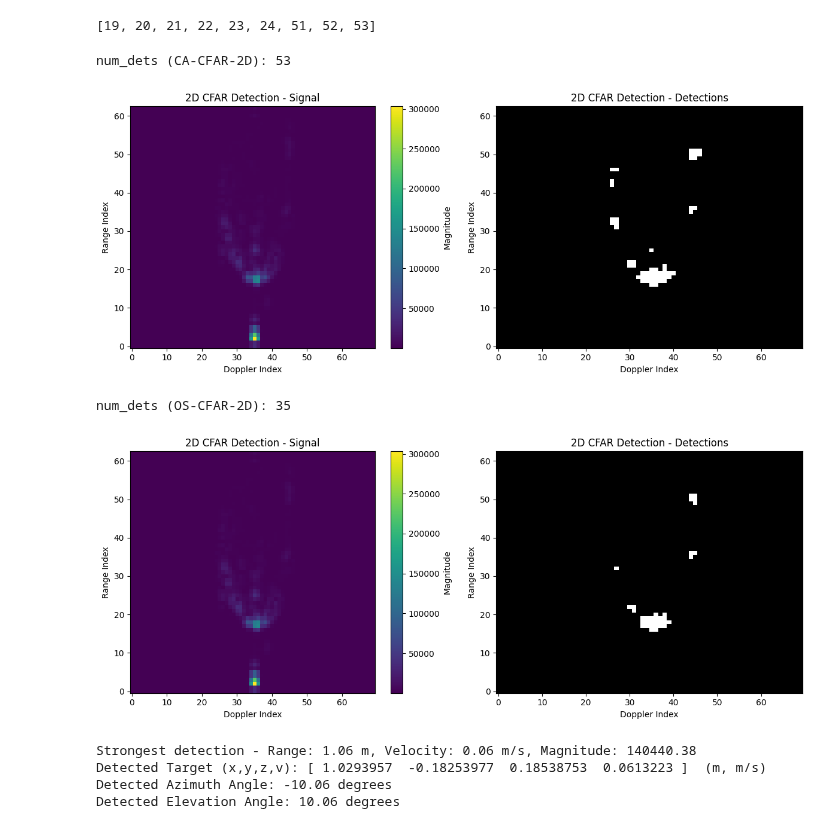
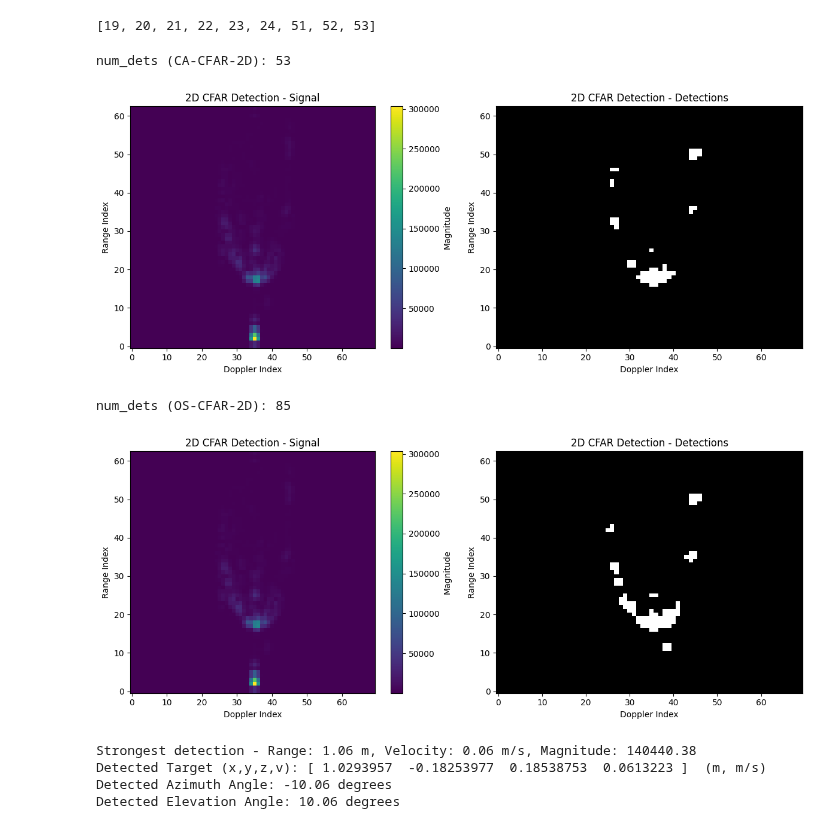
Before and after one commit to davidmhunt/mmwave_radar_processing, a Jupyter notebook: notebooks/view_radar_data_testing_detectors.ipynb, the cells around one changed output. Drawn from its saved outputs; the diff is of its cells as text; code cells hidden in the pictures.

```diff
--- a/notebooks/view_radar_data_testing_detectors.ipynb
+++ b/notebooks/view_radar_data_testing_detectors.ipynb
@@ -256,36 +256,36 @@ num_guard = (4,4)
 ca_cfar_2d = CaCFAR2D(
     num_train=num_train,
     num_guard=num_guard,
     pfa=1e-2
 )
 
-rho = 0.8
+rho = 0.7
 N_train_window = (2 * (num_train[0] + num_guard[0])) * (2 * (num_train[1] + num_guard[1]))
 N_guard_window = (2 * num_guard[0]) * (2 * num_guard[1])
 N_train_cells = N_train_window - N_guard_window - 1
 k_rank = int(rho * N_train_cells)
 
 os_cfar_2d = OsCFAR2D(
     num_train=num_train,
     num_guard=num_guard,
     rho=rho,
     alpha=5
 )
 
 dets = ca_cfar_2d.detect(rng_dop_resp)
 print(f"num_dets (CA-CFAR-2D): {len(dets)}")
 ca_cfar_2d.plot_detections(
     X=rng_dop_resp)
 
 dets = os_cfar_2d.detect(rng_dop_resp)
 print(f"num_dets (OS-CFAR-2D): {len(dets)}")
 os_cfar_2d.plot_detections(
     X=rng_dop_resp)
 # %% [output]
 num_dets (CA-CFAR-2D): 53
 [figure]
-num_dets (OS-CFAR-2D): 35
+num_dets (OS-CFAR-2D): 85
-[figure, old version]
+[figure, new version]
 # %%
 #initialize angle bins
 num_angle_bins = 64
```
Also changed, not shown: parts of 3 cells of this notebook, 5 other files.
